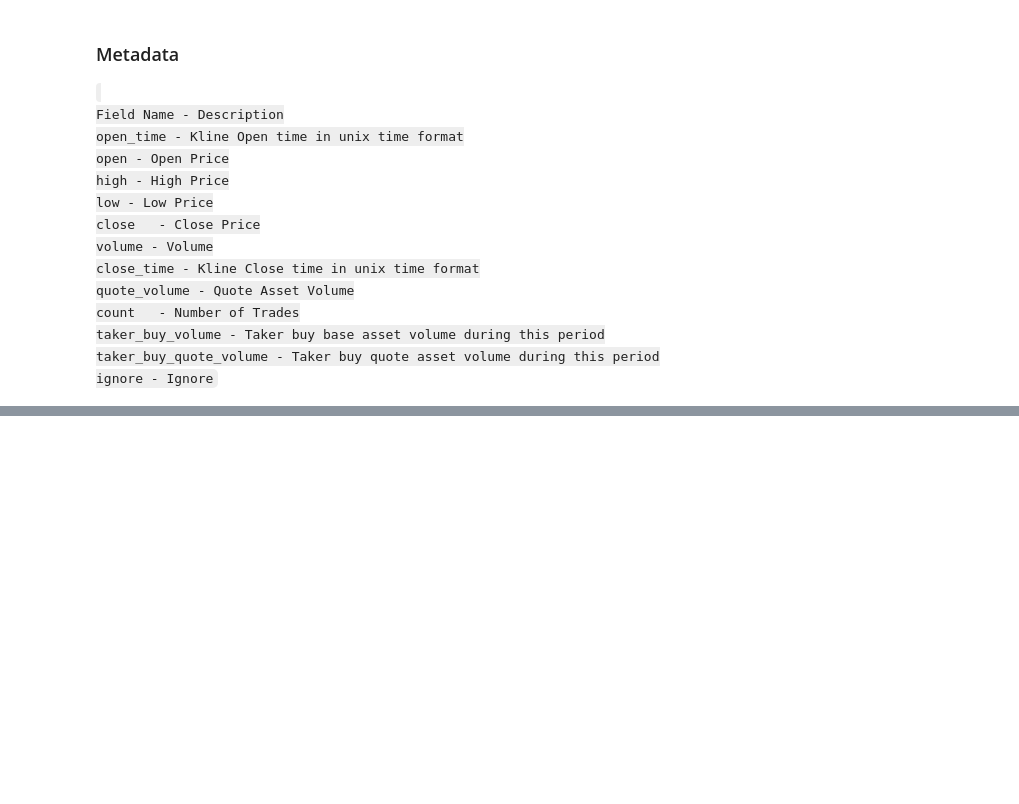
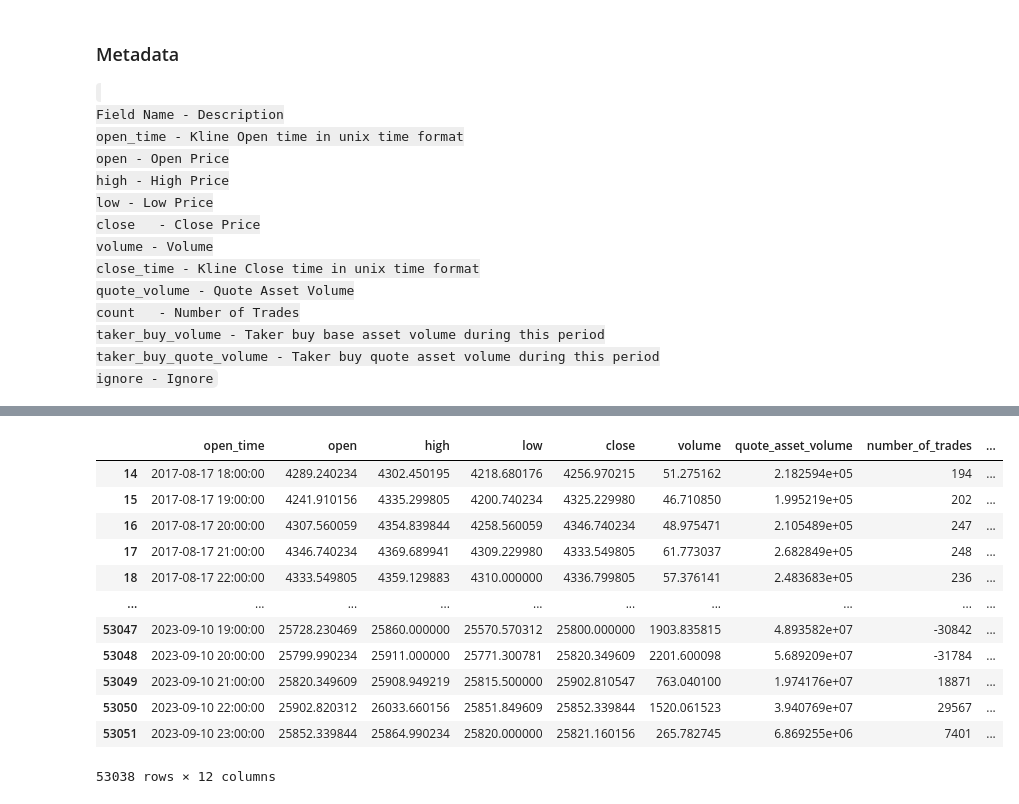
Before and after one commit to marmibv/mg_crypto_trader, a Jupyter notebook: src/jupyter_nb/analise_crypto_v3.ipynb, the cells around one changed output, grey strips where cells are left out. Cells and saved outputs as stored; diff of their text form; code cells hidden in the pictures; blank space fills up the shorter version.

```diff
--- a/src/jupyter_nb/analise_crypto_v3.ipynb
+++ b/src/jupyter_nb/analise_crypto_v3.ipynb
@@ -11,20 +11,21 @@ import plotly.express as px
 # ETCUSDT BTCUSDT
 # symbol = 'ETHUSDT'
 symbol = 'BTCUSDT'
-# lightgbm  xgboost
-estimator = 'xgboost'
-_compare_models = False
+# lightgbm  xgboost lr et rf
+estimator = 'et'
+_compare_models = True
 
 start_train_date = '2010-01-01'  # train < and test >=
 start_test_date = '2023-01-01'  # train < and test >=
 
 stop_loss = 2.0
 label = 'status'
-regression_times = 24 * 30 * 2  # horas
-regression_profit_and_loss = 24
+regression_times = 0# 24 * 30 * 2  # horas
+times_regression_profit_and_loss = 24
 # numeric_features=['open', 'high', 'low', 'volume', 'close', 'rsi']
 numeric_features = ['open', 'high', 'low', 'volume', 'close', ]
 _calc_rsi = True
+nomalize = True
 # %% [markdown]
 ### Metadata
 
@@ -97,5 +125,18 @@ def regress_until_diff(data: pd.DataFrame, diff_percent: float, max_regression_p
 # %%
-all_data = regress_until_diff(all_data, stop_loss, regression_profit_and_loss)
-
+all_data = regression_PnL(all_data, label, stop_loss, times_regression_profit_and_loss)
 all_data
+# %% [output]
+|  | open_time | open | high | low | close | volume | quote_asset_volume | number_of_trades | ... |
+| 14 | 2017-08-17 18:00:00 | 4289.240234 | 4302.450195 | 4218.680176 | 4256.970215 | 51.275162 | 2.182594e+05 | 194 | ... |
+| 15 | 2017-08-17 19:00:00 | 4241.910156 | 4335.299805 | 4200.740234 | 4325.229980 | 46.710850 | 1.995219e+05 | 202 | ... |
+| 16 | 2017-08-17 20:00:00 | 4307.560059 | 4354.839844 | 4258.560059 | 4346.740234 | 48.975471 | 2.105489e+05 | 247 | ... |
+| 17 | 2017-08-17 21:00:00 | 4346.740234 | 4369.689941 | 4309.229980 | 4333.549805 | 61.773037 | 2.682849e+05 | 248 | ... |
+| 18 | 2017-08-17 22:00:00 | 4333.549805 | 4359.129883 | 4310.000000 | 4336.799805 | 57.376141 | 2.483683e+05 | 236 | ... |
+| ... | ... | ... | ... | ... | ... | ... | ... | ... | ... |
+| 53047 | 2023-09-10 19:00:00 | 25728.230469 | 25860.000000 | 25570.570312 | 25800.000000 | 1903.835815 | 4.893582e+07 | -30842 | ... |
+| 53048 | 2023-09-10 20:00:00 | 25799.990234 | 25911.000000 | 25771.300781 | 25820.349609 | 2201.600098 | 5.689209e+07 | -31784 | ... |
+| 53049 | 2023-09-10 21:00:00 | 25820.349609 | 25908.949219 | 25815.500000 | 25902.810547 | 763.040100 | 1.974176e+07 | 18871 | ... |
+| 53050 | 2023-09-10 22:00:00 | 25902.820312 | 26033.660156 | 25851.849609 | 25852.339844 | 1520.061523 | 3.940769e+07 | 29567 | ... |
+| 53051 | 2023-09-10 23:00:00 | 25852.339844 | 25864.990234 | 25820.000000 | 25821.160156 | 265.782745 | 6.869255e+06 | 7401 | ... |
+53038 rows × 12 columns
 # %%
```
Also changed, not shown: parts of 16 cells of this notebook, 28 other files.
